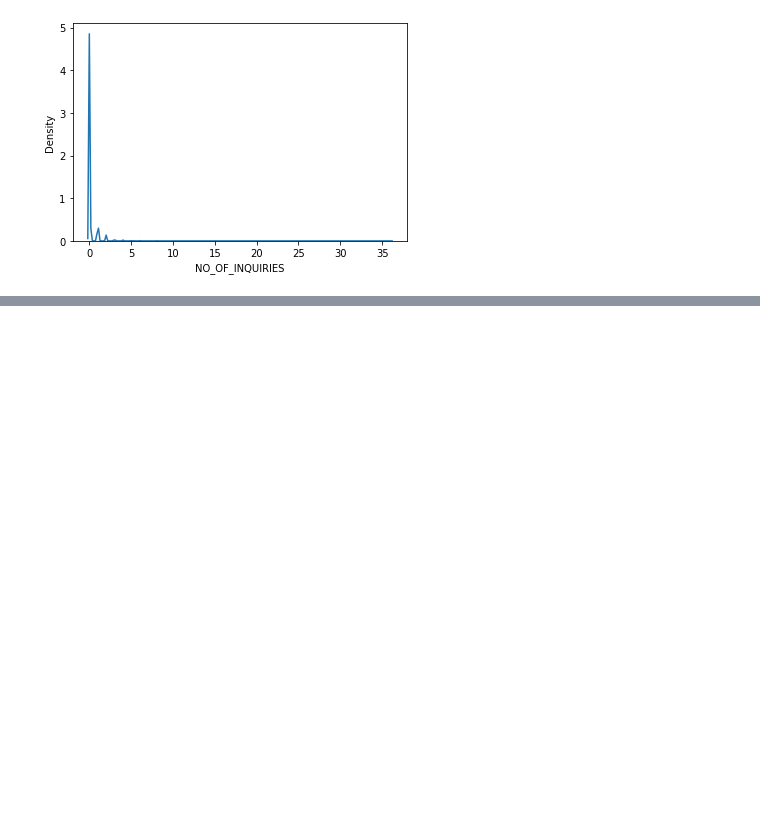
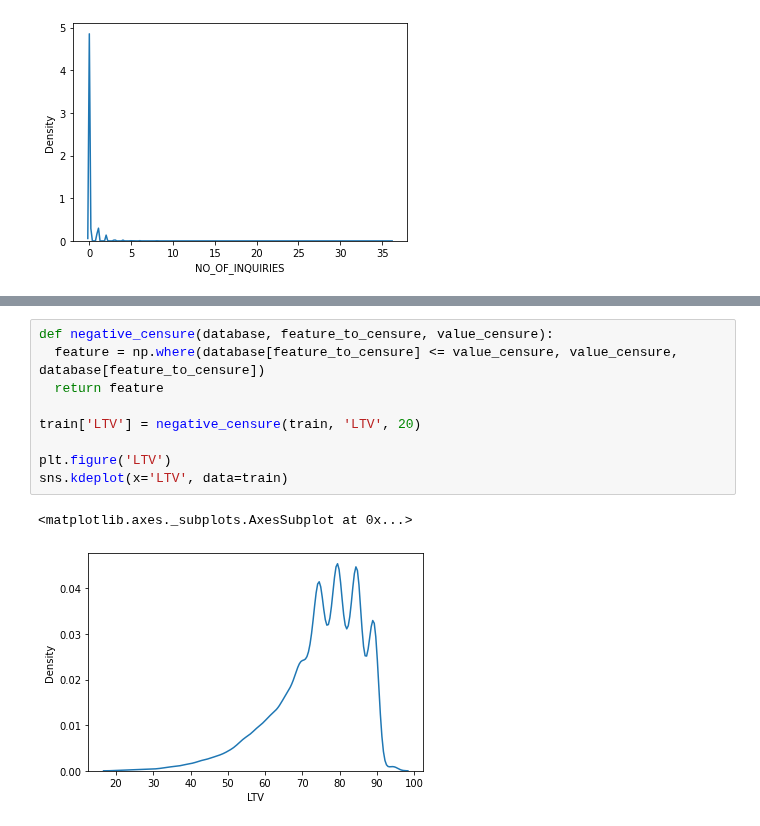
Before and after one commit to kenneth-craig/academyPub, a Jupyter notebook: vehicle_load_analysis.ipynb, the cells around one changed output, grey strips where cells are left out. Drawn from its saved outputs; the diff is of its cells as text; blank space fills up the shorter version.

```diff
--- a/vehicle_load_analysis.ipynb
+++ b/vehicle_load_analysis.ipynb
@@ -268,0 +291,12 @@ for i, col in enumerate(train[continuous_feature_analyze_distribution]):
+# %%
+def negative_censure(database, feature_to_censure, value_censure):
+  feature = np.where(database[feature_to_censure] <= value_censure, value_censure, database[feature_to_censure])
+  return feature
+
+train['LTV'] = negative_censure(train, 'LTV', 20)
+
+plt.figure('LTV')
+sns.kdeplot(x='LTV', data=train)
+# %% [output]
+<matplotlib.axes._subplots.AxesSubplot at 0x...>
+[figure, added]
```
Also changed, not shown: parts of 6 cells of this notebook.
